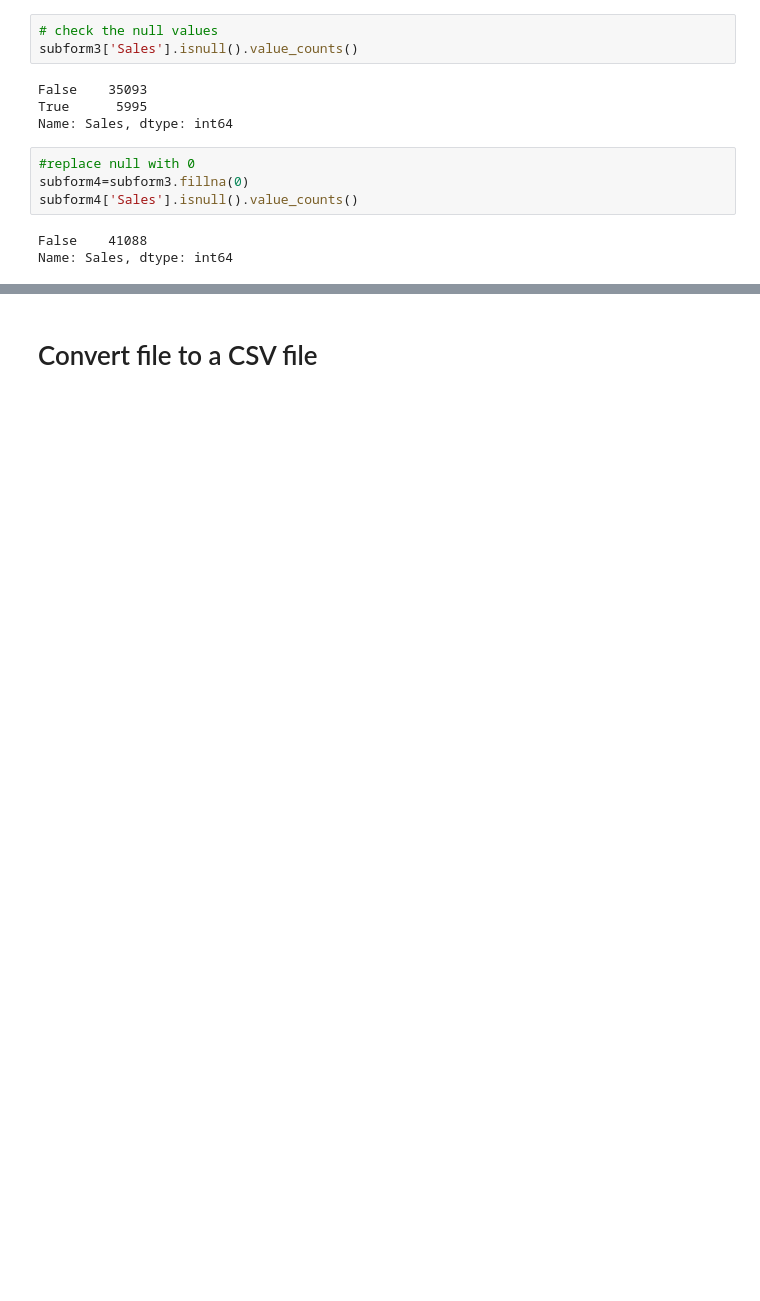
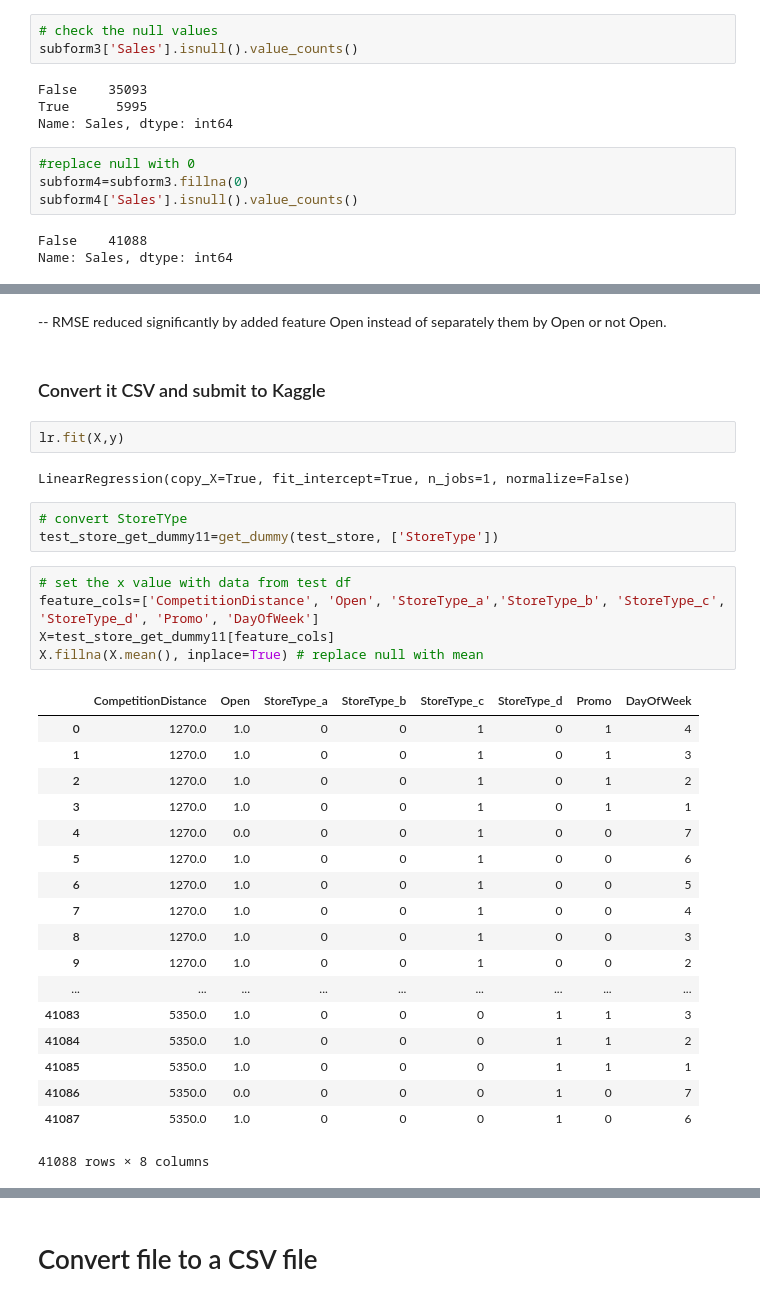
Before and after one commit to sososummer88/Rossmann-Store-Sale---Kaggle-Competition, a Jupyter notebook: Capstone Project - Fang Hong.ipynb, the cells around one changed output, grey strips where cells are left out. Cells and saved outputs as stored; diff of their text form; blank space fills up the shorter version.

```diff
--- a/Capstone Project - Fang Hong.ipynb
+++ b/Capstone Project - Fang Hong.ipynb
@@ -1027,0 +1318,35 @@ subform5.to_csv('Rossmann_Sales_Prediction_Model2', index=False)
+# %% [markdown]
+-- RMSE reduced significantly by added feature Open instead of separately them by Open or not Open.
+# %% [markdown]
+### Convert it CSV and submit to Kaggle
+# %%
+lr.fit(X,y)
+# %% [output]
+LinearRegression(copy_X=True, fit_intercept=True, n_jobs=1, normalize=False)
+# %%
+# convert StoreTYpe
+test_store_get_dummy11=get_dummy(test_store, ['StoreType'])
+# %%
+# set the x value with data from test df
+feature_cols=['CompetitionDistance', 'Open', 'StoreType_a','StoreType_b', 'StoreType_c', 'StoreType_d', 'Promo', 'DayOfWeek']
+X=test_store_get_dummy11[feature_cols]
+X.fillna(X.mean(), inplace=True) # replace null with mean
+# %% [output]
+|  | CompetitionDistance | Open | StoreType_a | StoreType_b | StoreType_c | StoreType_d | Promo | DayOfWeek |
+| 0 | 1270.0 | 1.0 | 0 | 0 | 1 | 0 | 1 | 4 |
+| 1 | 1270.0 | 1.0 | 0 | 0 | 1 | 0 | 1 | 3 |
+| 2 | 1270.0 | 1.0 | 0 | 0 | 1 | 0 | 1 | 2 |
+| 3 | 1270.0 | 1.0 | 0 | 0 | 1 | 0 | 1 | 1 |
+| 4 | 1270.0 | 0.0 | 0 | 0 | 1 | 0 | 0 | 7 |
+| 5 | 1270.0 | 1.0 | 0 | 0 | 1 | 0 | 0 | 6 |
+| 6 | 1270.0 | 1.0 | 0 | 0 | 1 | 0 | 0 | 5 |
+| 7 | 1270.0 | 1.0 | 0 | 0 | 1 | 0 | 0 | 4 |
+| 8 | 1270.0 | 1.0 | 0 | 0 | 1 | 0 | 0 | 3 |
+| 9 | 1270.0 | 1.0 | 0 | 0 | 1 | 0 | 0 | 2 |
+| ... | ... | ... | ... | ... | ... | ... | ... | ... |
+| 41083 | 5350.0 | 1.0 | 0 | 0 | 0 | 1 | 1 | 3 |
+| 41084 | 5350.0 | 1.0 | 0 | 0 | 0 | 1 | 1 | 2 |
+| 41085 | 5350.0 | 1.0 | 0 | 0 | 0 | 1 | 1 | 1 |
+| 41086 | 5350.0 | 0.0 | 0 | 0 | 0 | 1 | 0 | 7 |
+| 41087 | 5350.0 | 1.0 | 0 | 0 | 0 | 1 | 0 | 6 |
+41088 rows × 8 columns
```
Also changed, not shown: parts of 46 cells of this notebook.
